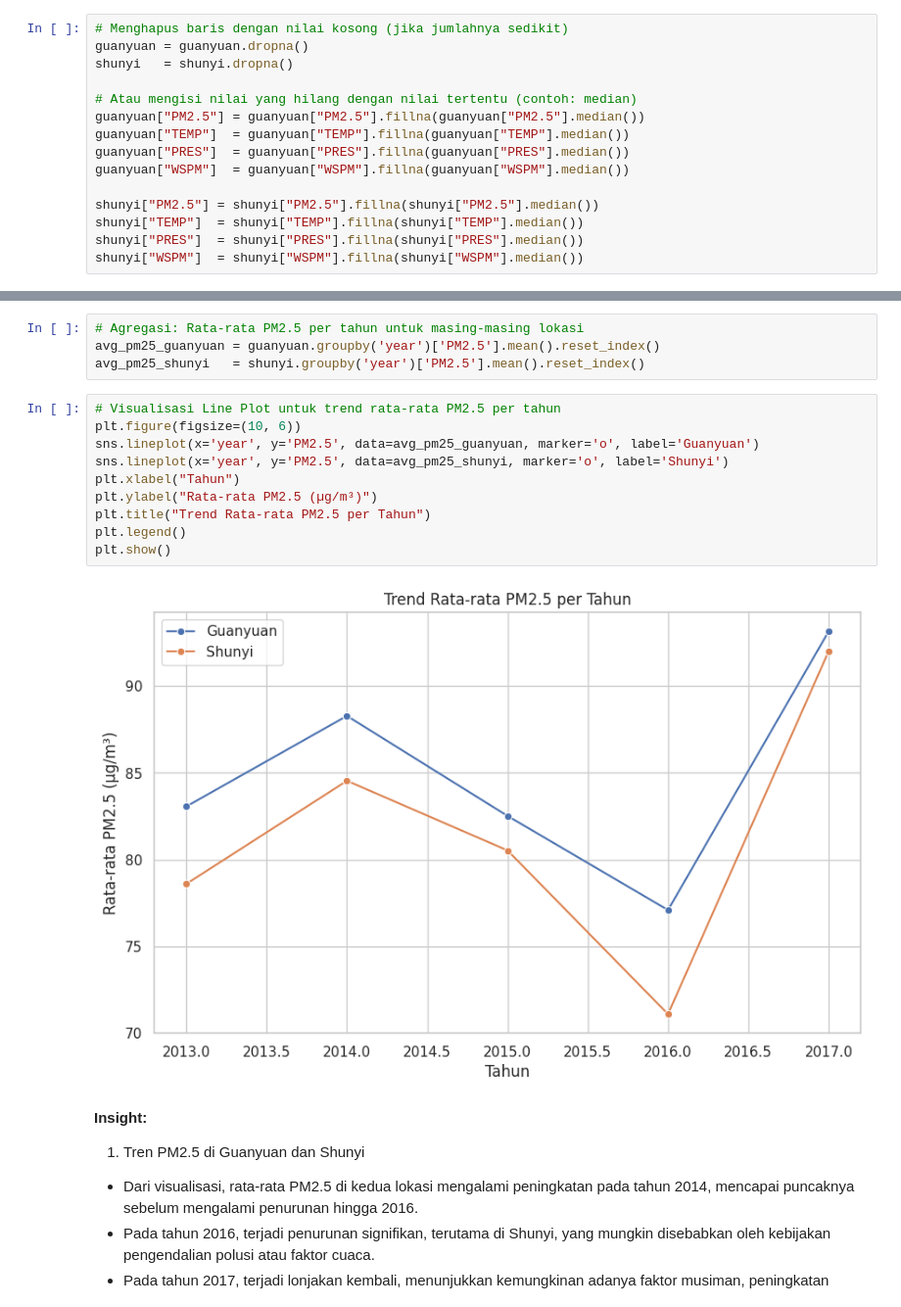
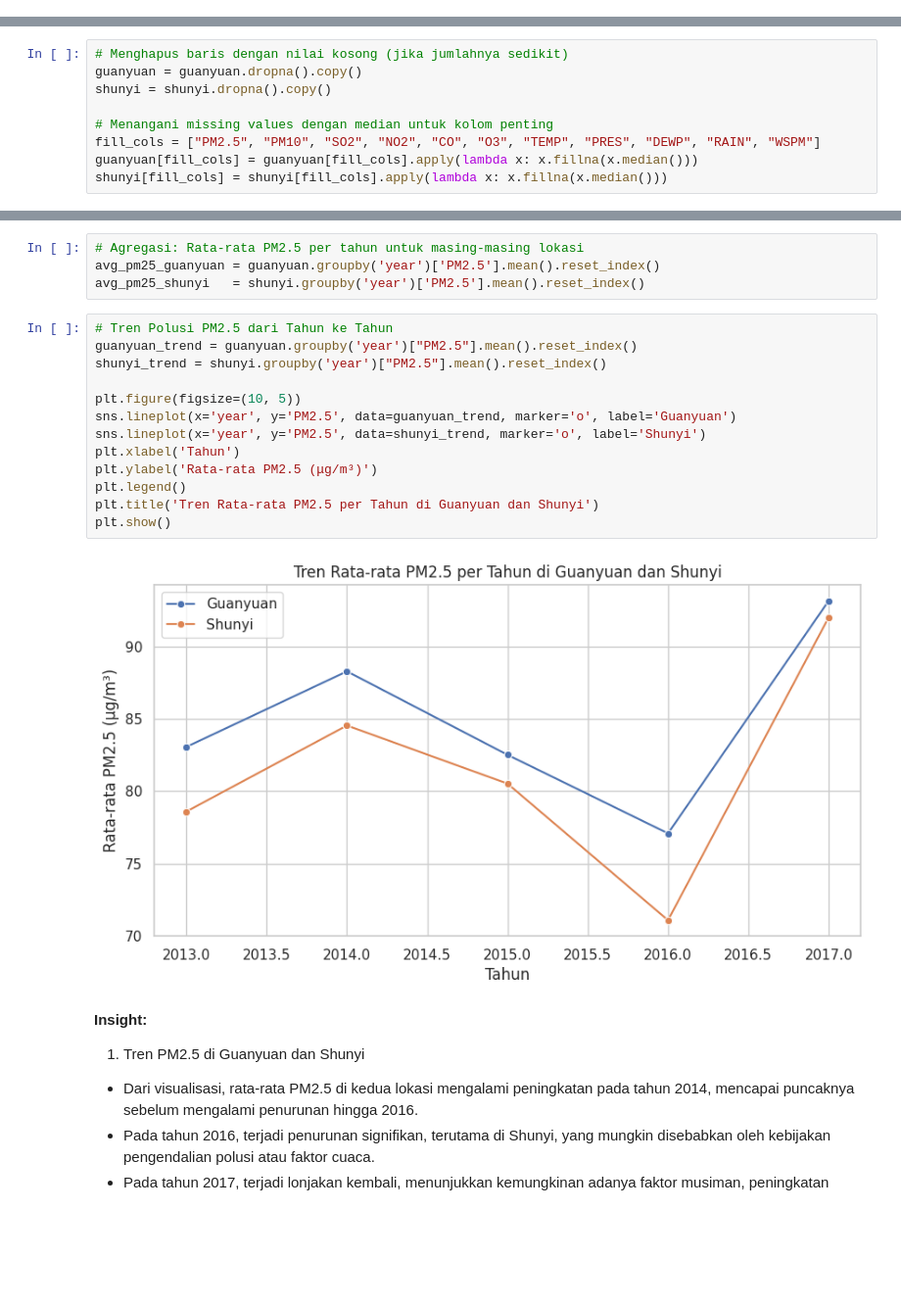
Before and after one commit to GirvanAzharXD/Analisis-Kualitas-Udara, a Jupyter notebook: Proyek_Analisis_Data.ipynb, the cells around one changed output, grey strips where cells are left out. Shown: that part at 98% size. Drawn from its saved outputs; the diff is of its cells as text; blank space fills up the shorter version.

```diff
--- a/Proyek_Analisis_Data.ipynb
+++ b/Proyek_Analisis_Data.ipynb
@@ -101,18 +104,3 @@ dtype: int64
 - Langkah Selanjutnya: Perlu dilakukan penanganan missing values, seperti interpolasi, imputasi berbasis median atau mean, atau bahkan penghapusan data jika jumlahnya terlalu sedikit dan tidak memengaruhi hasil secara signifikan.
 # %% [markdown]
 ### Cleaning Data
-# %%
-# Menghapus baris dengan nilai kosong (jika jumlahnya sedikit)
-guanyuan = guanyuan.dropna()
-shunyi   = shunyi.dropna()
-
-# Atau mengisi nilai yang hilang dengan nilai tertentu (contoh: median)
-guanyuan["PM2.5"] = guanyuan["PM2.5"].fillna(guanyuan["PM2.5"].median())
-guanyuan["TEMP"]  = guanyuan["TEMP"].fillna(guanyuan["TEMP"].median())
-guanyuan["PRES"]  = guanyuan["PRES"].fillna(guanyuan["PRES"].median())
-guanyuan["WSPM"]  = guanyuan["WSPM"].fillna(guanyuan["WSPM"].median())
-
-shunyi["PM2.5"] = shunyi["PM2.5"].fillna(shunyi["PM2.5"].median())
-shunyi["TEMP"]  = shunyi["TEMP"].fillna(shunyi["TEMP"].median())
-shunyi["PRES"]  = shunyi["PRES"].fillna(shunyi["PRES"].median())
-shunyi["WSPM"]  = shunyi["WSPM"].fillna(shunyi["WSPM"].median())
@@ -119,3 +111,12 @@ shunyi["WSPM"]  = shunyi["WSPM"].fillna(shunyi["WSPM"].median())
+# %%
+# Menghapus baris dengan nilai kosong (jika jumlahnya sedikit)
+guanyuan = guanyuan.dropna().copy()
+shunyi = shunyi.dropna().copy()
+
+# Menangani missing values dengan median untuk kolom penting
+fill_cols = ["PM2.5", "PM10", "SO2", "NO2", "CO", "O3", "TEMP", "PRES", "DEWP", "RAIN", "WSPM"]
+guanyuan[fill_cols] = guanyuan[fill_cols].apply(lambda x: x.fillna(x.median()))
+shunyi[fill_cols] = shunyi[fill_cols].apply(lambda x: x.fillna(x.median()))
 # %%
 # Mengecek duplikasi pada setiap dataset
 print("Duplikasi di Guanyuan:", guanyuan.duplicated().sum())
@@ -185,17 +228,20 @@ Proses konversi waktu membantu dalam memastikan data memiliki rentang waktu yang
 avg_pm25_guanyuan = guanyuan.groupby('year')['PM2.5'].mean().reset_index()
 avg_pm25_shunyi   = shunyi.groupby('year')['PM2.5'].mean().reset_index()
 # %%
-# Visualisasi Line Plot untuk trend rata-rata PM2.5 per tahun
-plt.figure(figsize=(10, 6))
-sns.lineplot(x='year', y='PM2.5', data=avg_pm25_guanyuan, marker='o', label='Guanyuan')
-sns.lineplot(x='year', y='PM2.5', data=avg_pm25_shunyi, marker='o', label='Shunyi')
-plt.xlabel("Tahun")
-plt.ylabel("Rata-rata PM2.5 (µg/m³)")
-plt.title("Trend Rata-rata PM2.5 per Tahun")
+# Tren Polusi PM2.5 dari Tahun ke Tahun
+guanyuan_trend = guanyuan.groupby('year')["PM2.5"].mean().reset_index()
+shunyi_trend = shunyi.groupby('year')["PM2.5"].mean().reset_index()
+
+plt.figure(figsize=(10, 5))
+sns.lineplot(x='year', y='PM2.5', data=guanyuan_trend, marker='o', label='Guanyuan')
+sns.lineplot(x='year', y='PM2.5', data=shunyi_trend, marker='o', label='Shunyi')
+plt.xlabel('Tahun')
+plt.ylabel('Rata-rata PM2.5 (μg/m³)')
 plt.legend()
+plt.title('Tren Rata-rata PM2.5 per Tahun di Guanyuan dan Shunyi')
 plt.show()
 # %% [output]
-[figure, old version]
+[figure, new version]
 # %% [markdown]
 **Insight:**
 
```
Also changed, not shown: parts of 14 cells of this notebook.
